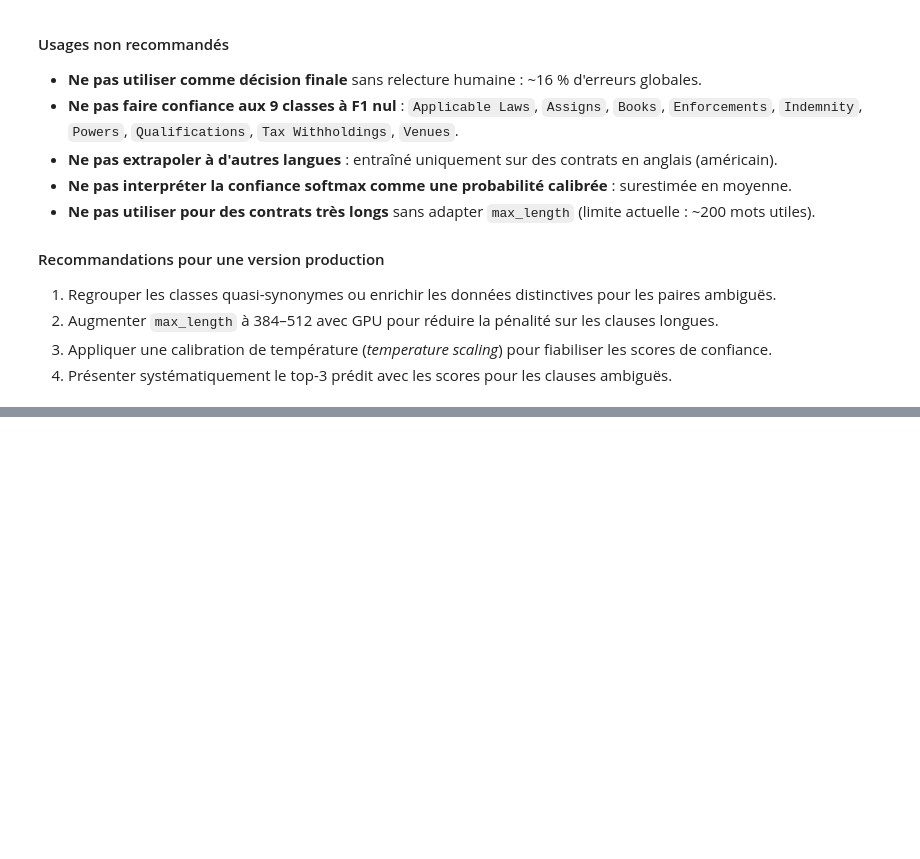
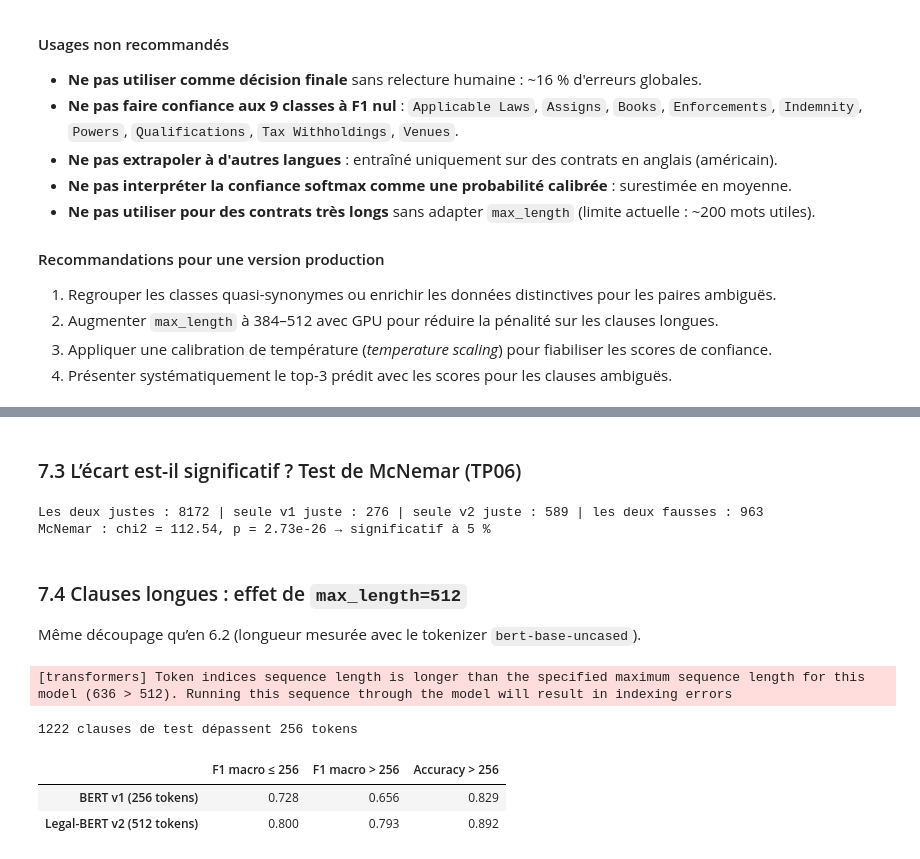
Before and after one commit to Charles-Scannavino/Projet_Deep_Learning, a Jupyter notebook: notebooks/Projet_DL_NLP.ipynb, the cells around one changed output, grey strips where cells are left out. Drawn from its saved outputs; the diff is of its cells as text; code cells hidden in the pictures; blank space fills up the shorter version.

```diff
--- a/notebooks/Projet_DL_NLP.ipynb
+++ b/notebooks/Projet_DL_NLP.ipynb
@@ -732,0 +802,40 @@ Accuracy échantillon: 0.837
+# %% [markdown]
+### 7.3 L’écart est-il significatif ? Test de McNemar (TP06)
+# %%
+import math
+
+ok_v1, ok_v2 = y_v1 == y_true, y_v2 == y_true
+a, b = int(np.sum(ok_v1 & ok_v2)), int(np.sum(ok_v1 & ~ok_v2))
+c, d = int(np.sum(~ok_v1 & ok_v2)), int(np.sum(~ok_v1 & ~ok_v2))
+chi2 = (abs(b - c) - 1) ** 2 / (b + c)          # correction de continuité, comme en TP06
+p_value = math.erfc(math.sqrt(chi2 / 2))
+print(f"Les deux justes : {a} | seule v1 juste : {b} | seule v2 juste : {c} | les deux fausses : {d}")
+print(f"McNemar : chi2 = {chi2:.2f}, p = {p_value:.2e} → "
+      f"{'significatif' if p_value < 0.05 else 'non significatif'} à 5 %")
+# %% [output]
+Les deux justes : 8172 | seule v1 juste : 276 | seule v2 juste : 589 | les deux fausses : 963
+McNemar : chi2 = 112.54, p = 2.73e-26 → significatif à 5 %
+# %% [markdown]
+### 7.4 Clauses longues : effet de `max_length=512`
+
+Même découpage qu’en 6.2 (longueur mesurée avec le tokenizer `bert-base-uncased`).
+# %%
+from transformers import AutoTokenizer
+
+tok_v1 = AutoTokenizer.from_pretrained("bert-base-uncased")
+lengths = np.array(tok_v1(list(ledgar["test"]["text"]), truncation=False, return_length=True)["length"])
+long_mask = lengths > 256
+rows = {}
+for nom, y_pred in [("BERT v1 (256 tokens)", y_v1), ("Legal-BERT v2 (512 tokens)", y_v2)]:
+    rows[nom] = {
+        "F1 macro ≤ 256": f1_score(y_true[~long_mask], y_pred[~long_mask], average="macro", zero_division=0),
+        "F1 macro > 256": f1_score(y_true[long_mask], y_pred[long_mask], average="macro", zero_division=0),
+        "Accuracy > 256": accuracy_score(y_true[long_mask], y_pred[long_mask])}
+print(f"{long_mask.sum()} clauses de test dépassent 256 tokens")
+pd.DataFrame(rows).T.round(3)
+# %% [output]
+[transformers] Token indices sequence length is longer than the specified maximum sequence length for this model (636 > 512). Running this sequence through the model will result in indexing errors
+1222 clauses de test dépassent 256 tokens
+|  | F1 macro ≤ 256 | F1 macro > 256 | Accuracy > 256 |
+| BERT v1 (256 tokens) | 0.728 | 0.656 | 0.829 |
+| Legal-BERT v2 (512 tokens) | 0.800 | 0.793 | 0.892 |
```
Also changed, not shown: parts of 10 cells of this notebook, 4 other files.
